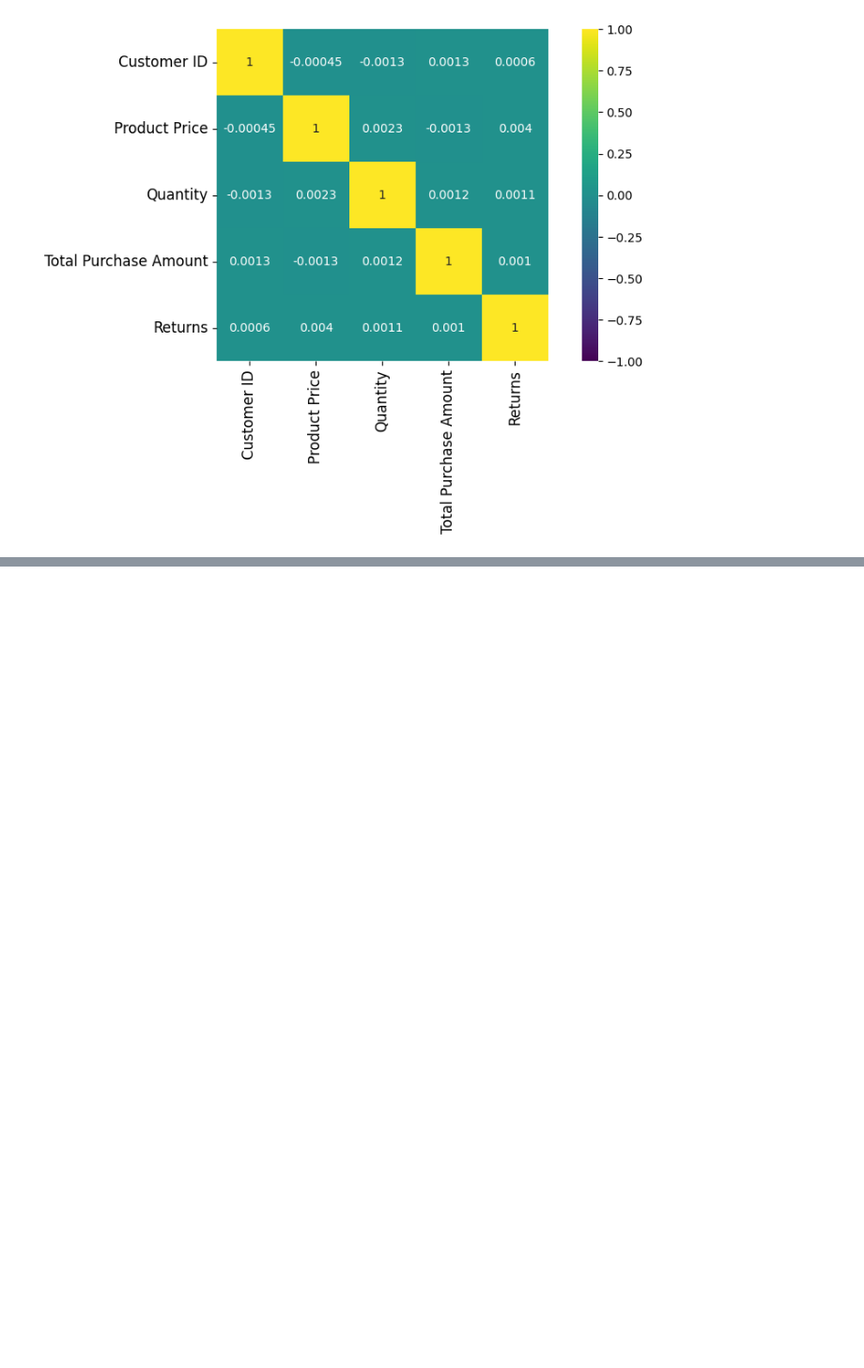
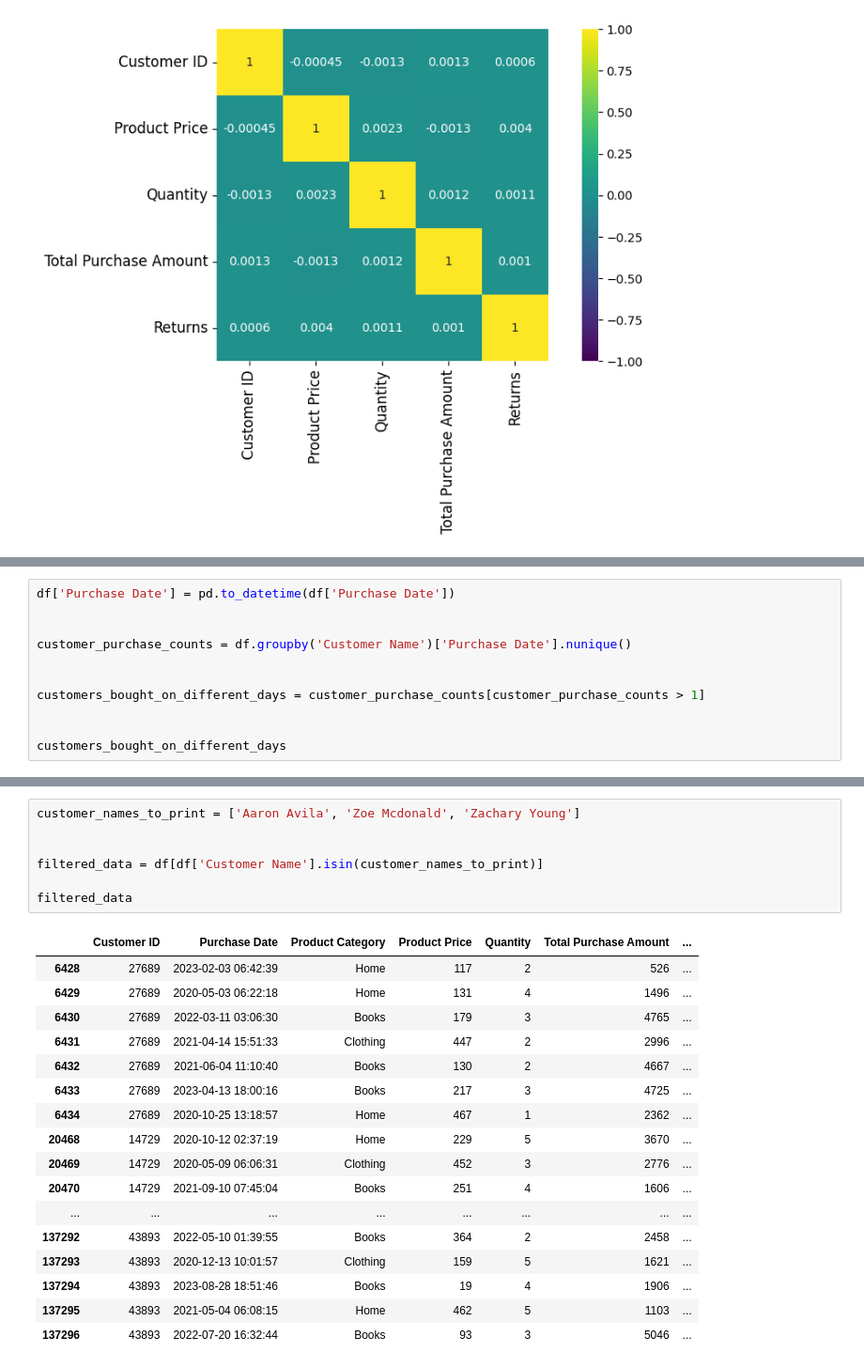
Before and after one commit to prasannakumarn0709/Data-Driven-Insights-for-Supermarket-Sales, a Jupyter notebook: project_5100.ipynb, the cells around one changed output, grey strips where cells are left out. Shown at 94% size. Cells and saved outputs as stored; diff of their text form; blank space fills up the shorter version.

```diff
--- a/project_5100.ipynb
+++ b/project_5100.ipynb
@@ -401,0 +254,11 @@ See the caveats in the documentation: https://pandas.pydata.org/pandas-docs/stab
+# %%
+df['Purchase Date'] = pd.to_datetime(df['Purchase Date'])
+
+
+customer_purchase_counts = df.groupby('Customer Name')['Purchase Date'].nunique()
+
+
+customers_bought_on_different_days = customer_purchase_counts[customer_purchase_counts > 1]
+
+
+customers_bought_on_different_days
@@ -401,0 +279,25 @@ See the caveats in the documentation: https://pandas.pydata.org/pandas-docs/stab
+# %%
+customer_names_to_print = ['Aaron Avila', 'Zoe Mcdonald', 'Zachary Young']
+
+
+filtered_data = df[df['Customer Name'].isin(customer_names_to_print)]
+
+filtered_data
+# %% [output]
+|  | Customer ID | Purchase Date | Product Category | Product Price | Quantity | Total Purchase Amount | ... |
+| 6428 | 27689 | 2023-02-03 06:42:39 | Home | 117 | 2 | 526 | ... |
+| 6429 | 27689 | 2020-05-03 06:22:18 | Home | 131 | 4 | 1496 | ... |
+| 6430 | 27689 | 2022-03-11 03:06:30 | Books | 179 | 3 | 4765 | ... |
+| 6431 | 27689 | 2021-04-14 15:51:33 | Clothing | 447 | 2 | 2996 | ... |
+| 6432 | 27689 | 2021-06-04 11:10:40 | Books | 130 | 2 | 4667 | ... |
+| 6433 | 27689 | 2023-04-13 18:00:16 | Books | 217 | 3 | 4725 | ... |
+| 6434 | 27689 | 2020-10-25 13:18:57 | Home | 467 | 1 | 2362 | ... |
+| 20468 | 14729 | 2020-10-12 02:37:19 | Home | 229 | 5 | 3670 | ... |
+| 20469 | 14729 | 2020-05-09 06:06:31 | Clothing | 452 | 3 | 2776 | ... |
+| 20470 | 14729 | 2021-09-10 07:45:04 | Books | 251 | 4 | 1606 | ... |
+| ... | ... | ... | ... | ... | ... | ... | ... |
+| 137292 | 43893 | 2022-05-10 01:39:55 | Books | 364 | 2 | 2458 | ... |
+| 137293 | 43893 | 2020-12-13 10:01:57 | Clothing | 159 | 5 | 1621 | ... |
+| 137294 | 43893 | 2023-08-28 18:51:46 | Books | 19 | 4 | 1906 | ... |
+| 137295 | 43893 | 2021-05-04 06:08:15 | Home | 462 | 5 | 1103 | ... |
+| 137296 | 43893 | 2022-07-20 16:32:44 | Books | 93 | 3 | 5046 | ... |
```
Also changed, not shown: parts of 9 cells of this notebook.
